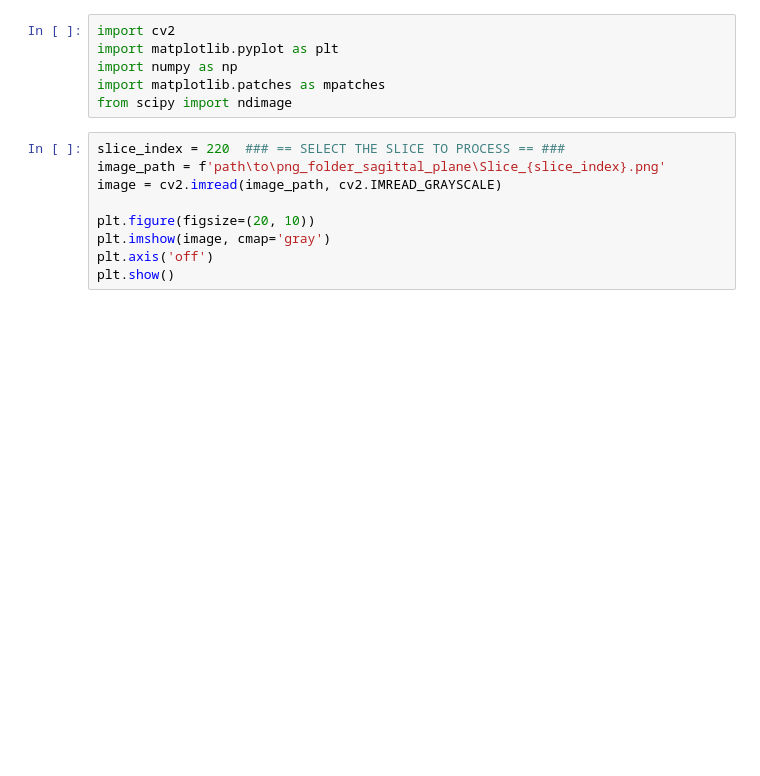
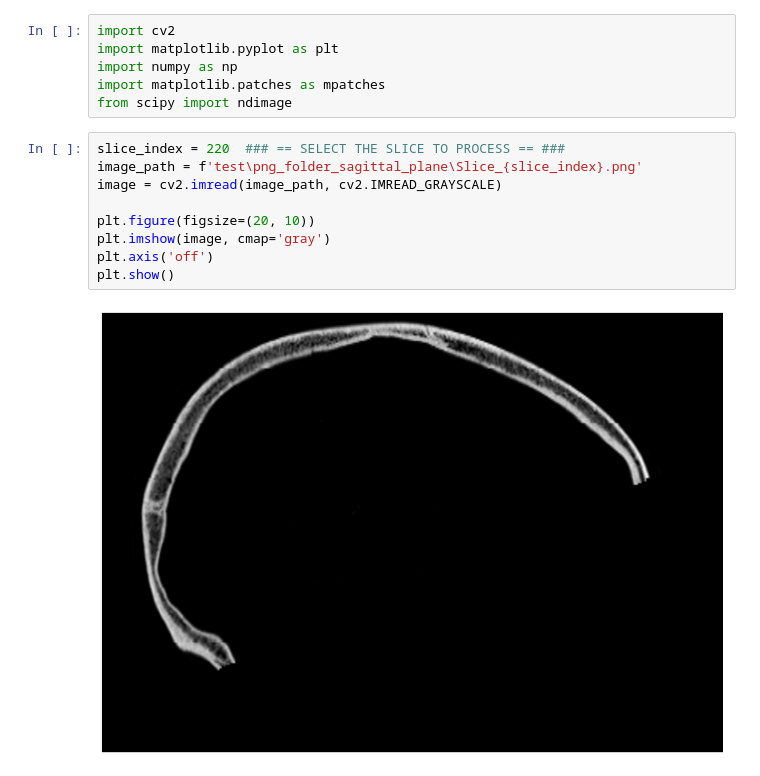
Before and after one commit to GBocca1/paper-automatic-diploe-segmentation, a Jupyter notebook: 1a_cranium_segmentation_demo.ipynb, the cells around one changed output. Drawn from its saved outputs; the diff is of its cells as text; blank space fills up the shorter version.

Commit message:
test_folder_paths and demo run

```diff
--- a/1a_cranium_segmentation_demo.ipynb
+++ b/1a_cranium_segmentation_demo.ipynb
@@ -6,13 +6,15 @@ import matplotlib.patches as mpatches
 from scipy import ndimage
 # %%
 slice_index = 220  ### == SELECT THE SLICE TO PROCESS == ###
-image_path = f'path\to\png_folder_sagittal_plane\Slice_{slice_index}.png'
+image_path = f'test\png_folder_sagittal_plane\Slice_{slice_index}.png'
 image = cv2.imread(image_path, cv2.IMREAD_GRAYSCALE)
 
 plt.figure(figsize=(20, 10))
 plt.imshow(image, cmap='gray')
 plt.axis('off')
 plt.show()
+# %% [output]
+[figure, added]
 # %%
 # Mask to exclude black pixels (background)
 non_zero_mask = image > 20
```
Also changed, not shown: parts of 11 cells of this notebook, 4 other files.
